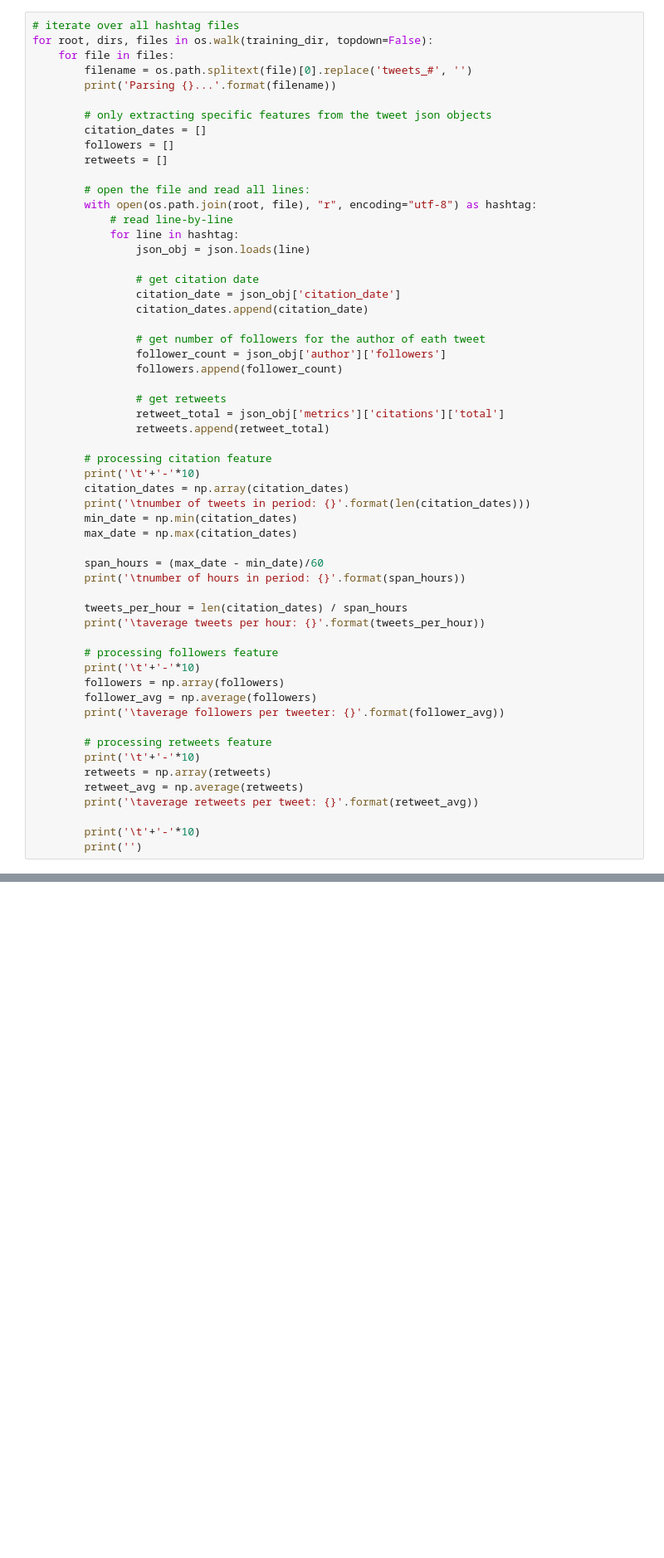
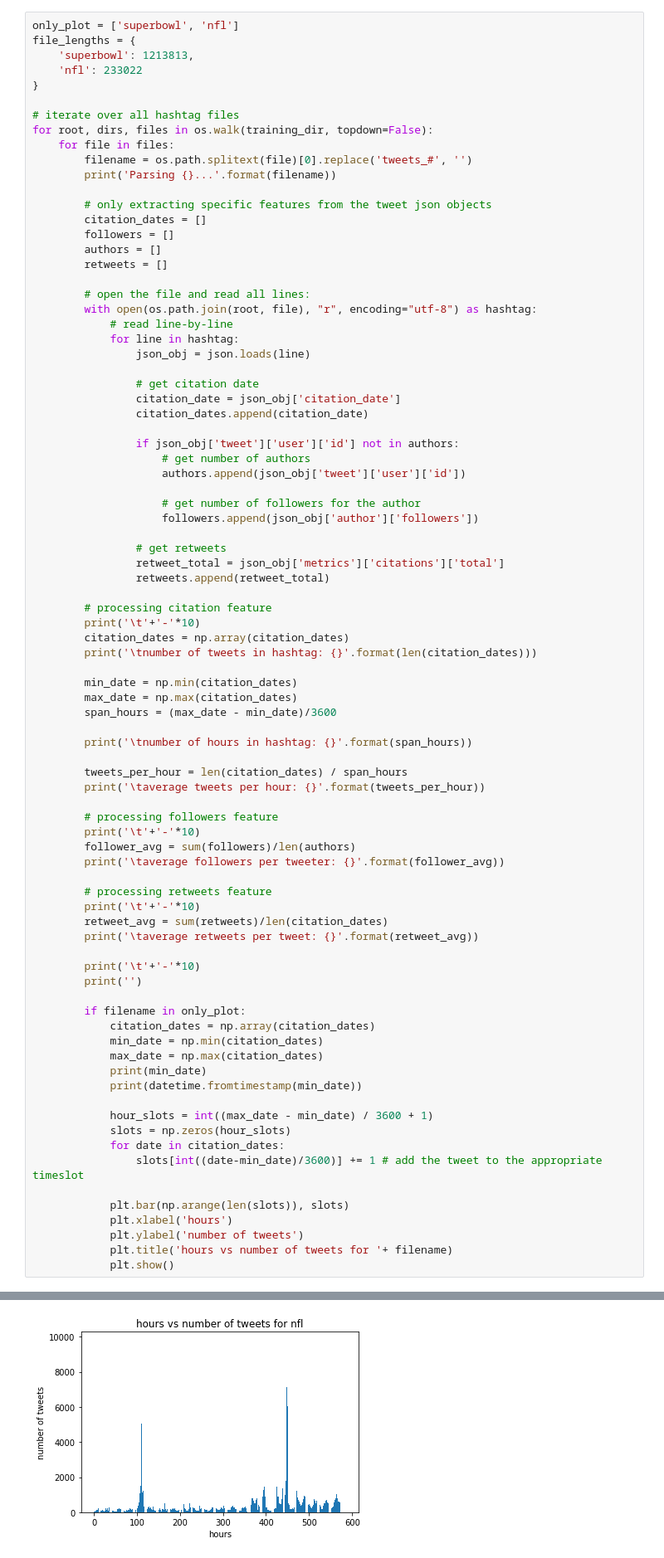
Before and after one commit to 219Winter2019adjz/Project5, a Jupyter notebook: Part 1, Data analysis.ipynb, the cells around one changed output, grey strips where cells are left out. Shown at 83% size. Drawn from its saved outputs; the diff is of its cells as text; blank space fills up the shorter version.

```diff
--- a/Part 1, Data analysis.ipynb
+++ b/Part 1, Data analysis.ipynb
@@ -42,4 +42,10 @@ Datasets\Training\tweets_#superbowl.txt
 # %%
+only_plot = ['superbowl', 'nfl']
+file_lengths = {
+    'superbowl': 1213813,
+    'nfl': 233022
+}
+
 # iterate over all hashtag files
 for root, dirs, files in os.walk(training_dir, topdown=False):
     for file in files:
@@ -49,6 +55,7 @@ for root, dirs, files in os.walk(training_dir, topdown=False):
         # only extracting specific features from the tweet json objects
         citation_dates = []
         followers = []
+        authors = []
         retweets = []
 
         # open the file and read all lines:
@@ -61,9 +68,12 @@ for root, dirs, files in os.walk(training_dir, topdown=False):
                 citation_date = json_obj['citation_date']
                 citation_dates.append(citation_date)
 
-                # get number of followers for the author of eath tweet
-                follower_count = json_obj['author']['followers']
-                followers.append(follower_count)
+                if json_obj['tweet']['user']['id'] not in authors:
+                    # get number of authors
+                    authors.append(json_obj['tweet']['user']['id'])
+
+                    # get number of followers for the author
+                    followers.append(json_obj['author']['followers'])
 
                 # get retweets
                 retweet_total = json_obj['metrics']['citations']['total']
@@ -72,29 +82,46 @@ for root, dirs, files in os.walk(training_dir, topdown=False):
         # processing citation feature
         print('\t'+'-'*10)
         citation_dates = np.array(citation_dates)
-        print('\tnumber of tweets in period: {}'.format(len(citation_dates)))
+        print('\tnumber of tweets in hashtag: {}'.format(len(citation_dates)))
+
         min_date = np.min(citation_dates)
         max_date = np.max(citation_dates)
+        span_hours = (max_date - min_date)/3600
 
-        span_hours = (max_date - min_date)/60
-        print('\tnumber of hours in period: {}'.format(span_hours))
+        print('\tnumber of hours in hashtag: {}'.format(span_hours))
 
         tweets_per_hour = len(citation_dates) / span_hours
         print('\taverage tweets per hour: {}'.format(tweets_per_hour))
 
         # processing followers feature
         print('\t'+'-'*10)
-        followers = np.array(followers)
-        follower_avg = np.average(followers)
+        follower_avg = sum(followers)/len(authors)
         print('\taverage followers per tweeter: {}'.format(follower_avg))
 
         # processing retweets feature
         print('\t'+'-'*10)
-        retweets = np.array(retweets)
-        retweet_avg = np.average(retweets)
+        retweet_avg = sum(retweets)/len(citation_dates)
         print('\taverage retweets per tweet: {}'.format(retweet_avg))
 
         print('\t'+'-'*10)
         print('')
+
+        if filename in only_plot:
+            citation_dates = np.array(citation_dates)
+            min_date = np.min(citation_dates)
+            max_date = np.max(citation_dates)
+            print(min_date)
+            print(datetime.fromtimestamp(min_date))
+
+            hour_slots = int((max_date - min_date) / 3600 + 1)
+            slots = np.zeros(hour_slots)
+            for date in citation_dates:
+                slots[int((date-min_date)/3600)] += 1 # add the tweet to the appropriate timeslot
+
+            plt.bar(np.arange(len(slots)), slots)
+            plt.xlabel('hours')
+            plt.ylabel('number of tweets')
+            plt.title('hours vs number of tweets for '+ filename)
+            plt.show()
 # %% [output]
 Parsing gohawks...
@@ -116,0 +144 @@ Parsing gohawks...
+[figure, added]
```
Also changed, not shown: parts of 4 cells of this notebook, 4 other files.
